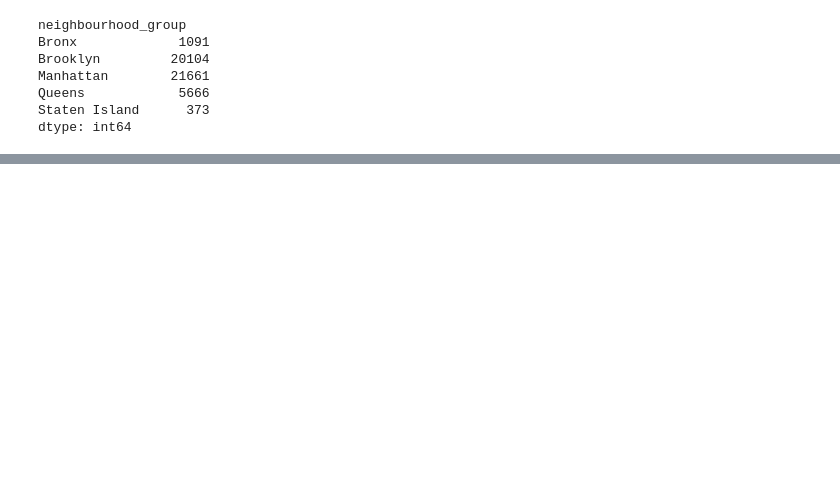
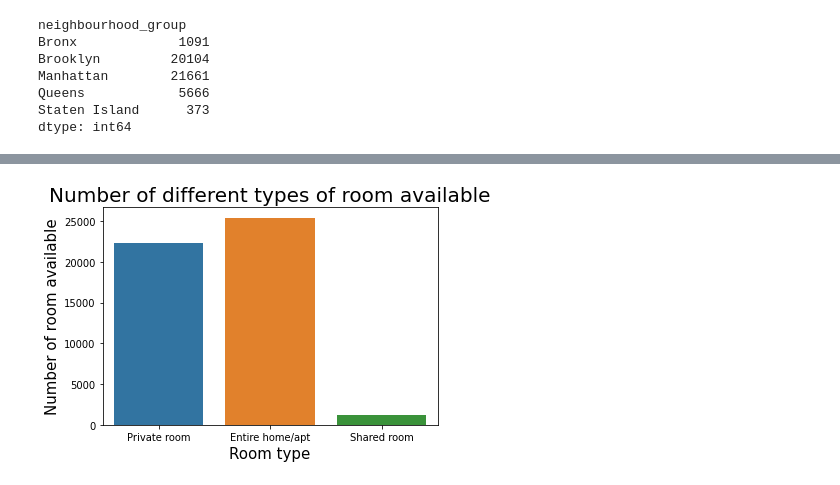
Before and after one commit to Gyanendra079/Airbnb-Bookings-Analysis---Capstone-project, a Jupyter notebook: [Gyanendra_kumar_Porwal_]Airbnb_Bookings_Analysis_Capstone_Project.ipynb, the cells around one changed output, grey strips where cells are left out. Cells and saved outputs as stored; diff of their text form; code cells hidden in the pictures; blank space fills up the shorter version.

```diff
--- a/[Gyanendra_kumar_Porwal_]Airbnb_Bookings_Analysis_Capstone_Project.ipynb
+++ b/[Gyanendra_kumar_Porwal_]Airbnb_Bookings_Analysis_Capstone_Project.ipynb
@@ -203,0 +232,13 @@ We can see that that manhatten is given the first position as it contains the mo
+# %%
+#plot the bar graph using seaborn countplot
+sns.countplot(x = airbnb_df["room_type"])
+#title
+plt.title('Number of different types of room available',fontsize=20)
+#y-label
+plt.ylabel('Number of room available',fontsize=15)
+#x-label
+plt.xlabel('Room type',fontsize=15)
+#show the plot
+plt.show()
+# %% [output]
+[figure, added]
```
Also changed, not shown: parts of 17 cells of this notebook.
